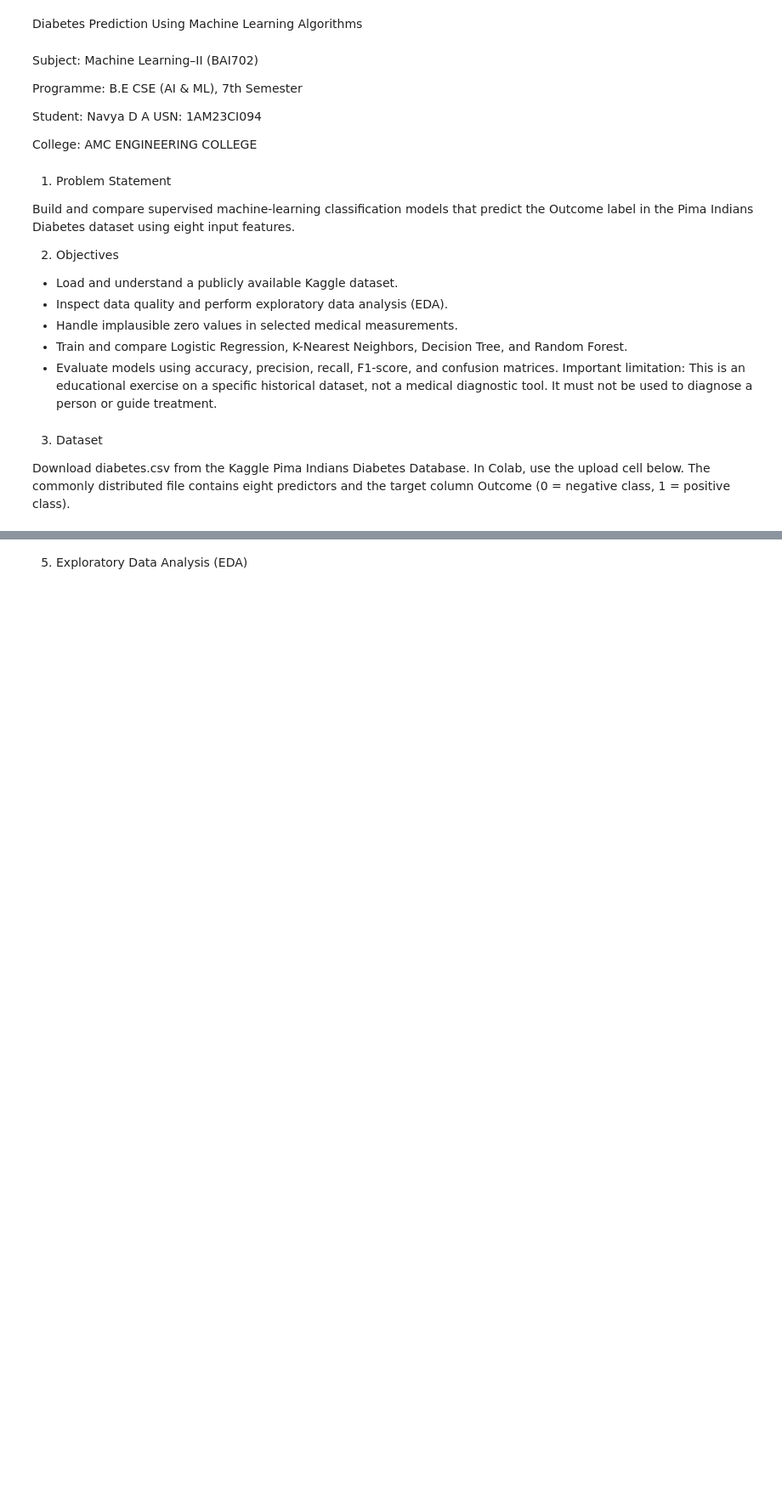
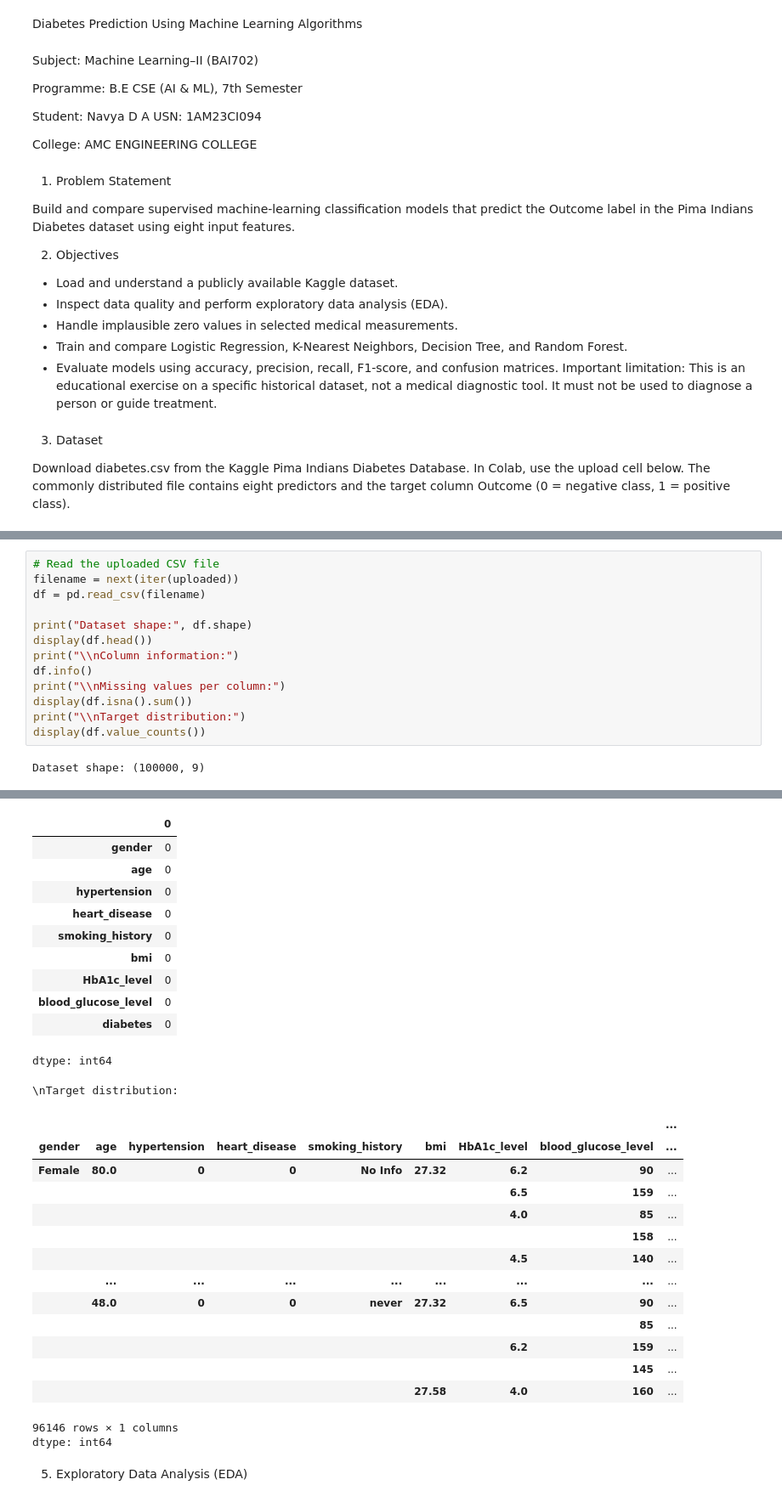
Before and after one commit to navyad-a/navya-a, a Jupyter notebook: BAI702_Diabetes_Prediction.ipynb, the cells around one changed output, grey strips where cells are left out. Shown at 85% size. Saved outputs shown, nothing was run; the diff lists cells and outputs as text; blank space fills up the shorter version.

```diff
--- a/BAI702_Diabetes_Prediction.ipynb
+++ b/BAI702_Diabetes_Prediction.ipynb
@@ -121,0 +40,15 @@ dtype: int64
+# %%
+# Read the uploaded CSV file
+filename = next(iter(uploaded))
+df = pd.read_csv(filename)
+
+print("Dataset shape:", df.shape)
+display(df.head())
+print("\\nColumn information:")
+df.info()
+print("\\nMissing values per column:")
+display(df.isna().sum())
+print("\\nTarget distribution:")
+display(df.value_counts())
+# %% [output]
+Dataset shape: (100000, 9)
@@ -122,3 +79,30 @@ dtype: int64
+|  | 0 |
+| gender | 0 |
+| age | 0 |
+| hypertension | 0 |
+| heart_disease | 0 |
+| smoking_history | 0 |
+| bmi | 0 |
+| HbA1c_level | 0 |
+| blood_glucose_level | 0 |
+| diabetes | 0 |
+dtype: int64
+\nTarget distribution:
+|  |  |  |  |  |  |  |  | ... |
+| gender | age | hypertension | heart_disease | smoking_history | bmi | HbA1c_level | blood_glucose_level | ... |
+| Female | 80.0 | 0 | 0 | No Info | 27.32 | 6.2 | 90 | ... |
+|  |  |  |  |  |  | 6.5 | 159 | ... |
+|  |  |  |  |  |  | 4.0 | 85 | ... |
+|  |  |  |  |  |  |  | 158 | ... |
+|  |  |  |  |  |  | 4.5 | 140 | ... |
+|  | ... | ... | ... | ... | ... | ... | ... | ... |
+|  | 48.0 | 0 | 0 | never | 27.32 | 6.5 | 90 | ... |
+|  |  |  |  |  |  |  | 85 | ... |
+|  |  |  |  |  |  | 6.2 | 159 | ... |
+|  |  |  |  |  |  |  | 145 | ... |
+|  |  |  |  |  | 27.58 | 4.0 | 160 | ... |
+96146 rows × 1 columns
+dtype: int64
 # %% [markdown]
 5. Exploratory Data Analysis (EDA)
 # %%
```
Also changed, not shown: parts of 9 cells of this notebook.
